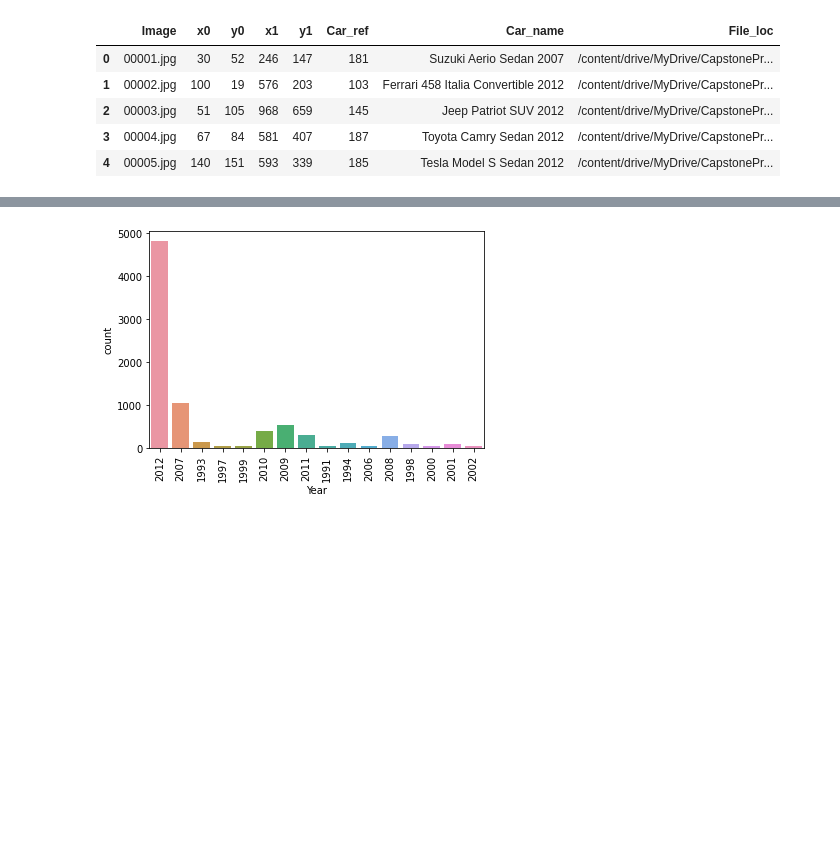
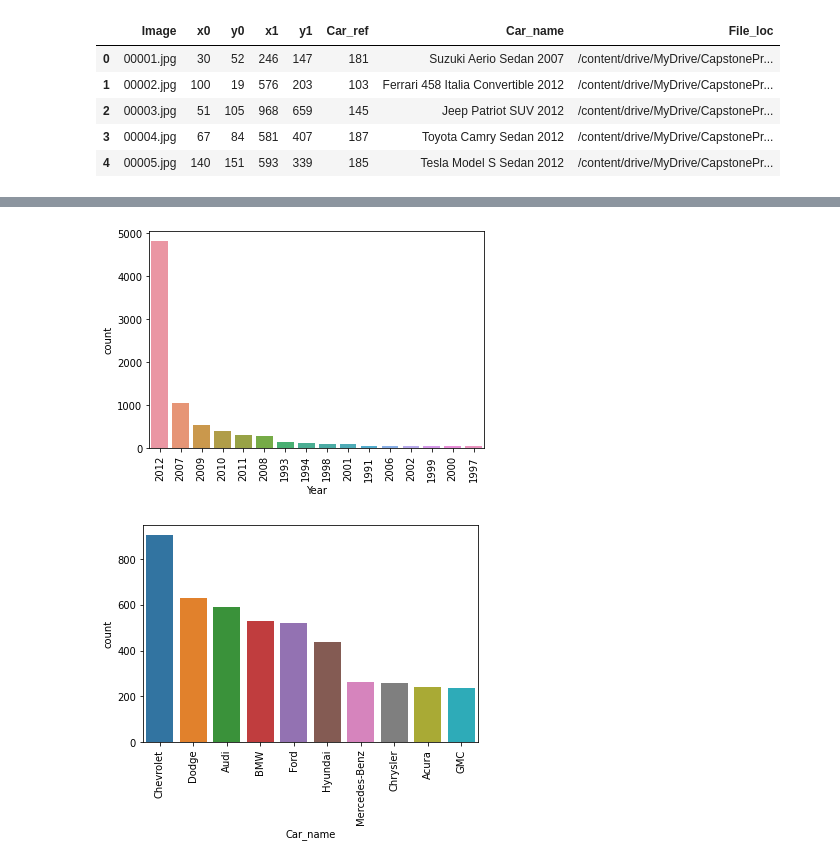
Before and after one commit to bedhinesh/capstone-aiml, a Jupyter notebook: Capstone_EDA.ipynb, the cells around one changed output, grey strips where cells are left out. Cells and saved outputs as stored; diff of their text form; code cells hidden in the pictures; blank space fills up the shorter version.

```diff
--- a/Capstone_EDA.ipynb
+++ b/Capstone_EDA.ipynb
@@ -427 +400,17 @@ df_test.head()
+# %%
+Car_brand_train=df_train['Car_name']
+Car_brand_test=df_test['Car_name']
+# %%
+# Extracting car brand
+i=0
+for ref in Car_brand_train:
+  words = ref.split()
+  Car_brand_train[i] = words[0]
+  i=i+1
+# test
+i=0
+for ref in Car_brand_test:
+  words = ref.split()
+  Car_brand_test[i] = words[0]
+  i=i+1
 # %%
@@ -459,8 +448,18 @@ print()
 import matplotlib.pyplot as plt
 %matplotlib inline
 import seaborn as sns
-sns.countplot(df_train['Year'])
+sns.countplot(df_train['Year'],order =df_test['Year'].value_counts().index)
 plt.xticks(rotation=90)
 print()
 # %% [output]
-[figure, old version]
+[figure, new version]
+# %%
+#Train data top 10 Car Brand
+import matplotlib.pyplot as plt
+%matplotlib inline
+import seaborn as sns
+sns.countplot(Car_brand_train,order =Car_brand_train.value_counts().iloc[:10].index)
+plt.xticks(rotation=90)
+print()
+# %% [output]
+[figure, added]
```
Also changed, not shown: parts of 20 cells of this notebook.
